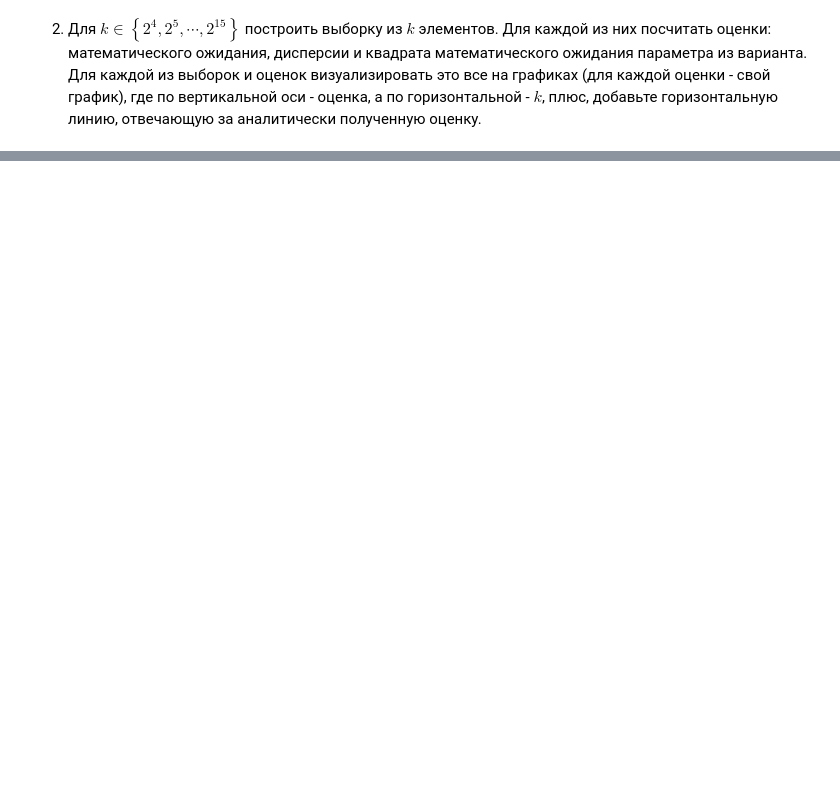
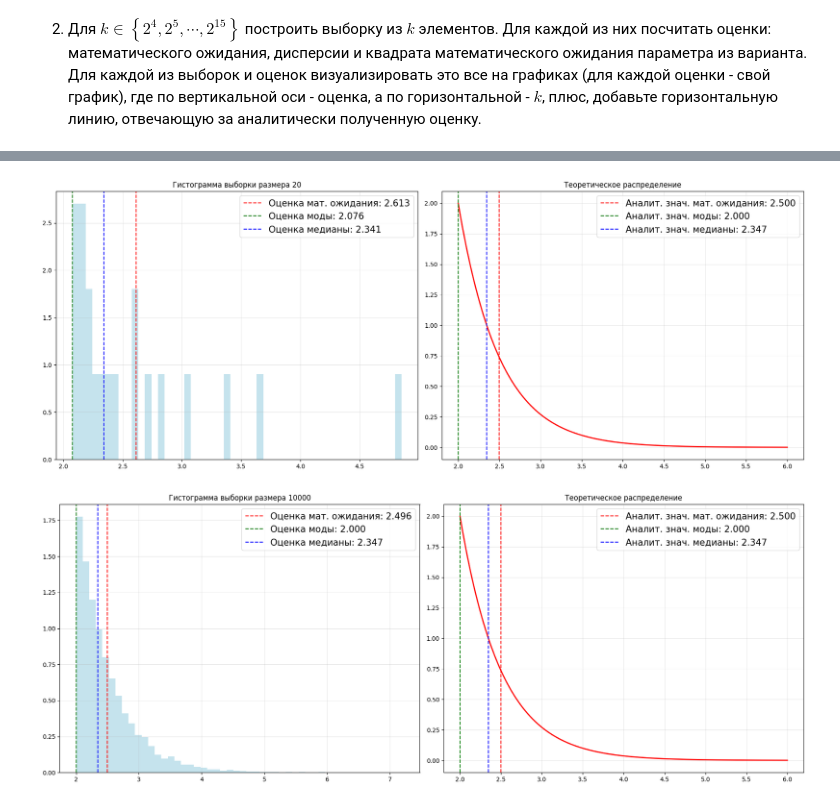
Before and after one commit to mshsvnv/ITMO_math_stat_and_ml, a Jupyter notebook: lab_02/main.ipynb, the cells around one changed output, grey strips where cells are left out. Saved outputs shown, nothing was run; the diff lists cells and outputs as text; code cells hidden in the pictures; blank space fills up the shorter version.

```diff
--- a/lab_02/main.ipynb
+++ b/lab_02/main.ipynb
@@ -91,0 +173,50 @@ for theta in thetas:
+# %%
+lambda_ = 2
+a = 2
+theor_mean = 2.5
+theor_mode = 2
+theor_median = a + np.log(lambda_) / 2
+sizes = [20, 10000]
+# %%
+def generate_sample(size):
+    u = np.random.uniform(0, 1, size)
+    return a - np.log(u) / lambda_
+# %%
+for size in sizes:
+
+    x = generate_sample(size)
+
+    fig, (ax1, ax2) = plt.subplots(1, 2, figsize = (18, 7))
+
+    ax1.hist(x, bins = 50, density = True, alpha = 0.7, color = 'lightblue')
+    ax1.axvline(x = x.mean(), color = 'r', linestyle = '--', linewidth = 1.5,
+                label = f'Оценка мат. ожидания: {x.mean():.3f}')
+    ax1.axvline(x = stats.mode(x)[0], color = 'g', linestyle = '--', linewidth = 1.5,
+                label = f'Оценка моды: {stats.mode(x)[0]:.3f}')
+    ax1.axvline(x = np.median(x), color = 'b', linestyle = '--', linewidth = 1.5,
+                label = f'Оценка медианы: {np.median(x):.3f}')
+
+    ax1.grid(True, alpha = 0.3)
+    ax1.set_title(f'Гистограмма выборки размера {size}')
+    ax1.legend(fontsize = 15)
+
+    x_theor = np.linspace(2, 6, 1000)
+    y_theor = 2 * np.exp(-2 * (x_theor - 2))
+
+    ax2.plot(x_theor, y_theor, 'r-', linewidth = 2)
+    ax2.axvline(x = theor_mean, color = 'r', linestyle = '--', linewidth = 1.5,
+                label = f'Аналит. знач. мат. ожидания: {theor_mean:.3f}')
+    ax2.axvline(x = theor_mode, color = 'g', linestyle = '--', linewidth = 1.5,
+                label = f'Аналит. знач. моды: {theor_mode:.3f}')
+    ax2.axvline(x = theor_median, color = 'b', linestyle = '--', linewidth = 1.5,
+                label = f'Аналит. знач. медианы: {theor_median:.3f}')
+
+    ax2.grid(True, alpha = 0.3)
+    ax2.set_title('Теоретическое распределение')
+    ax2.legend(fontsize = 15)
+
+    plt.tight_layout()
+    plt.show()
+# %% [output]
+[figure, added]
+[figure, added]
```
Also changed, not shown: parts of 9 cells of this notebook, 2 other files.
